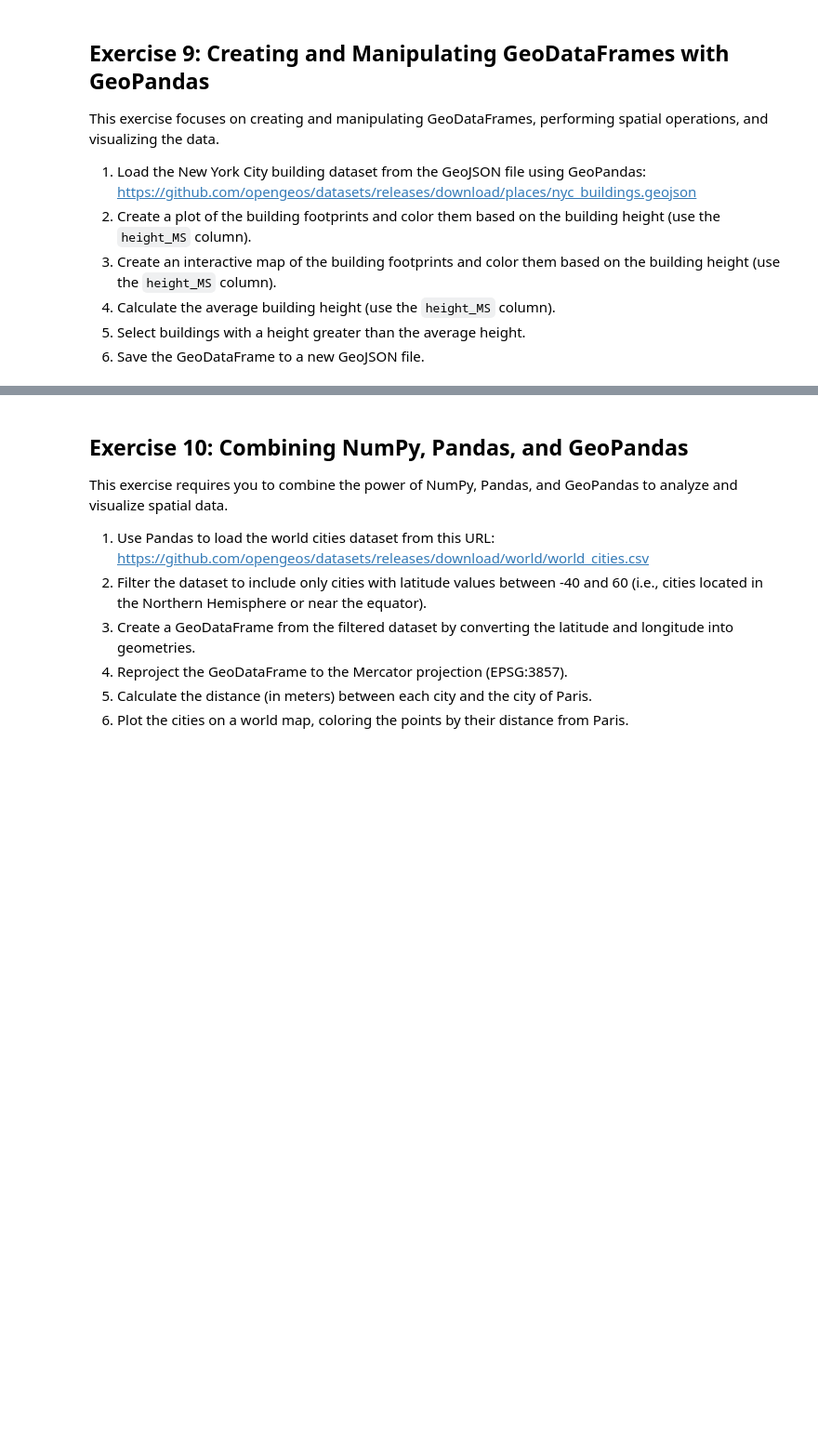
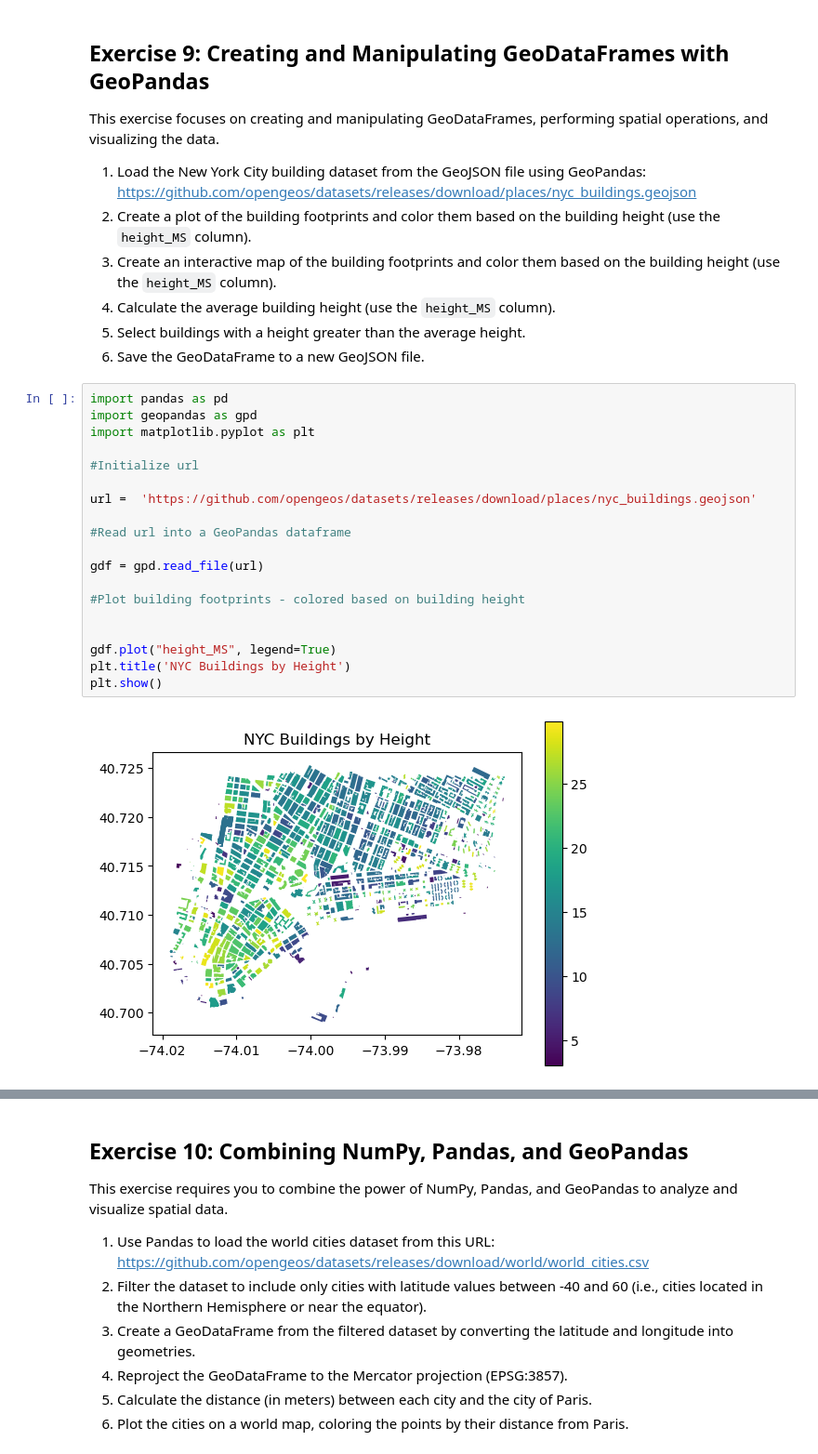
Before and after one commit to lweber89/geog510-test, a Jupyter notebook: labs/geog510_lab_05_lweber89.ipynb, the cells around one changed output, grey strips where cells are left out. Shown at 93% size. Drawn from its saved outputs; the diff is of its cells as text; blank space fills up the shorter version.

```diff
--- a/labs/geog510_lab_05_lweber89.ipynb
+++ b/labs/geog510_lab_05_lweber89.ipynb
@@ -530,3 +646,24 @@ This exercise focuses on creating and manipulating GeoDataFrames, performing spa
 4. Calculate the average building height (use the `height_MS` column).
 5. Select buildings with a height greater than the average height.
 6. Save the GeoDataFrame to a new GeoJSON file.
+# %%
+import pandas as pd
+import geopandas as gpd
+import matplotlib.pyplot as plt
+
+#Initialize url
+
+url =  'https://github.com/opengeos/datasets/releases/download/places/nyc_buildings.geojson'
+
+#Read url into a GeoPandas dataframe
+
+gdf = gpd.read_file(url)
+
+#Plot building footprints - colored based on building height
+
+
+gdf.plot("height_MS", legend=True)
+plt.title('NYC Buildings by Height')
+plt.show()
+# %% [output]
+[figure, added]
```
Also changed, not shown: parts of 23 cells of this notebook, 2 other files.
